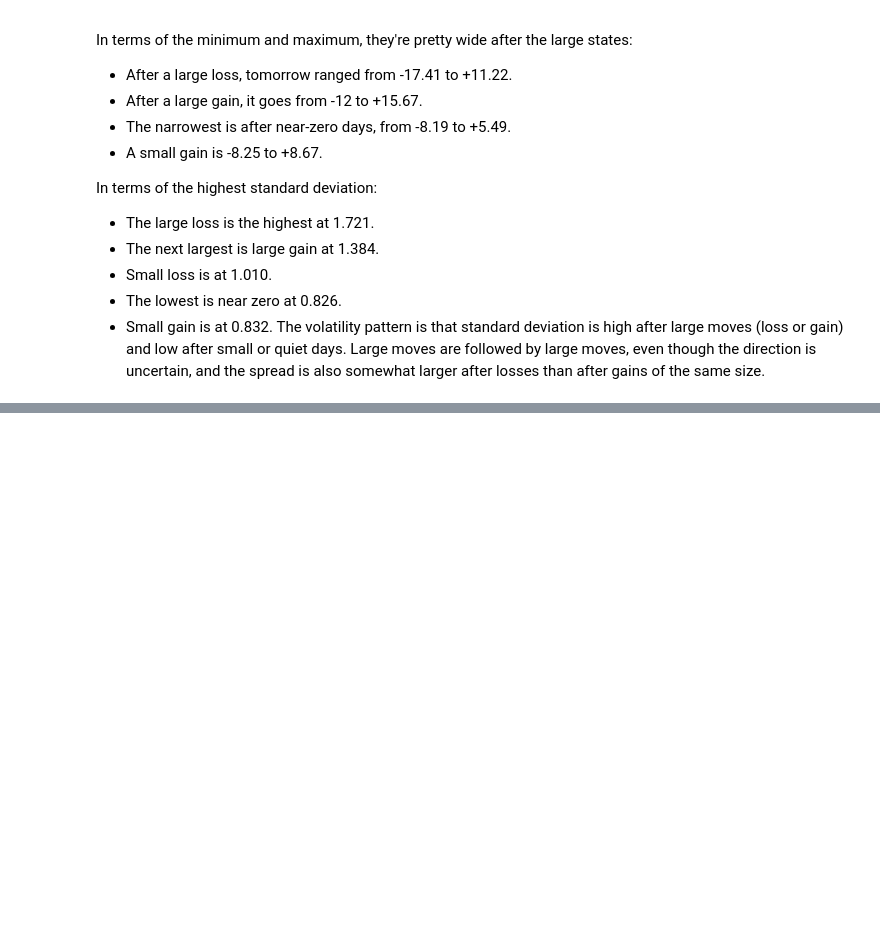
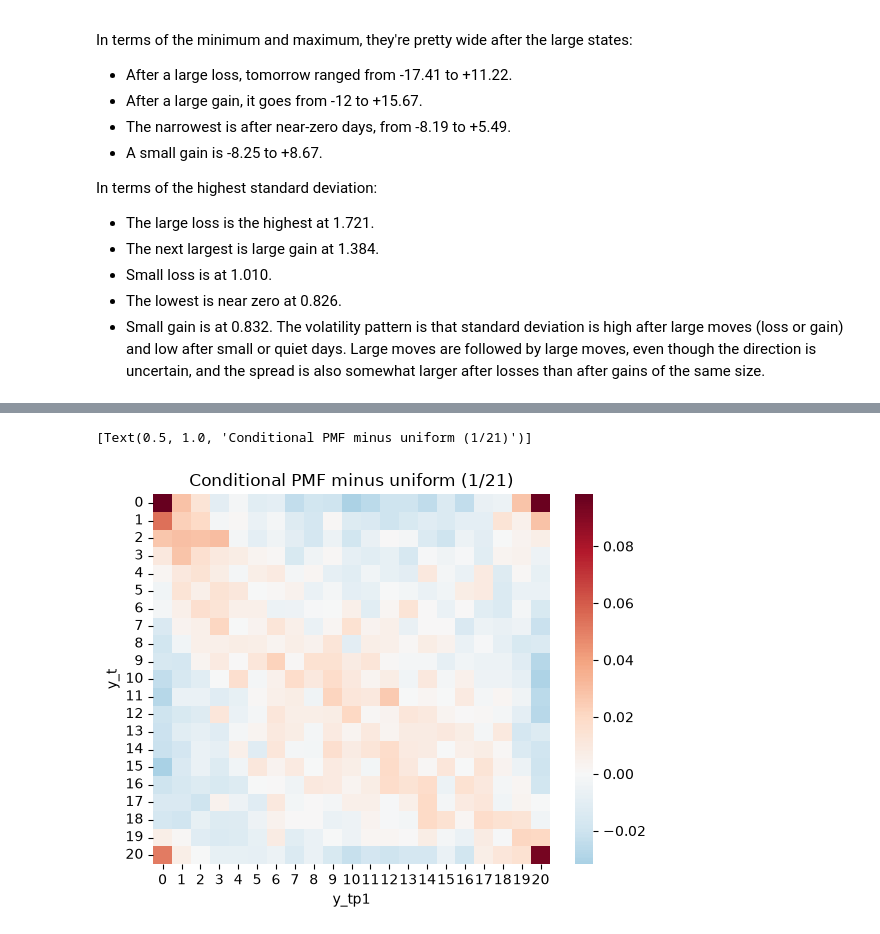
Before and after one commit to ds4e/uu_markov, a Jupyter notebook: lab_1/lab.ipynb, the cells around one changed output, grey strips where cells are left out. Saved outputs shown, nothing was run; the diff lists cells and outputs as text; code cells hidden in the pictures; blank space fills up the shorter version.

```diff
--- a/lab_1/lab.ipynb
+++ b/lab_1/lab.ipynb
@@ -282,0 +352,5 @@ The choice of five bins was arbitrary. For more realistic or complex models, we'
+# %%
+sns.heatmap(tab - 1/21, cmap='RdBu_r', center=0).set(title='Conditional PMF minus uniform (1/21)')
+# %% [output]
+[Text(0.5, 1.0, 'Conditional PMF minus uniform (1/21)')]
+[figure, added]
```
Also changed, not shown: parts of 24 cells of this notebook.
